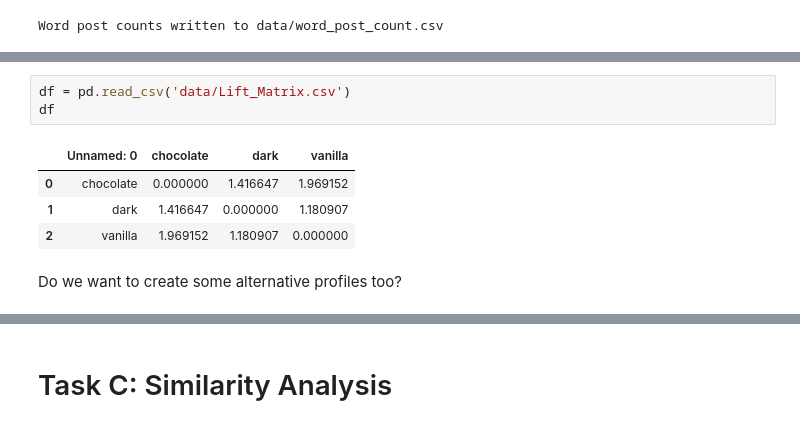
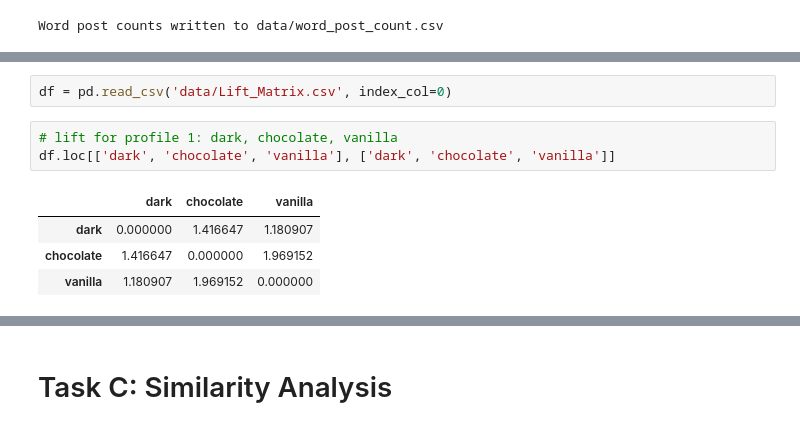
Before and after one commit to femkemunting/mis284n_assignment_2, a Jupyter notebook: assignment2.ipynb, the cells around one changed output, grey strips where cells are left out. Saved outputs shown, nothing was run; the diff lists cells and outputs as text.

```diff
--- a/assignment2.ipynb
+++ b/assignment2.ipynb
@@ -629,12 +582,12 @@ def main():
 if __name__ == "__main__":
     main()
 # %%
-df = pd.read_csv('data/Lift_Matrix.csv')
-df
+df = pd.read_csv('data/Lift_Matrix.csv', index_col=0)
-# %% [output]
-|  | Unnamed: 0 | chocolate | dark | vanilla |
-| 0 | chocolate | 0.000000 | 1.416647 | 1.969152 |
-| 1 | dark | 1.416647 | 0.000000 | 1.180907 |
-| 2 | vanilla | 1.969152 | 1.180907 | 0.000000 |
-# %% [markdown]
-Do we want to create some alternative profiles too?
+# %%
+# lift for profile 1: dark, chocolate, vanilla
+df.loc[['dark', 'chocolate', 'vanilla'], ['dark', 'chocolate', 'vanilla']]
+# %% [output]
+|  | dark | chocolate | vanilla |
+| dark | 0.000000 | 1.416647 | 1.180907 |
+| chocolate | 1.416647 | 0.000000 | 1.969152 |
+| vanilla | 1.180907 | 1.969152 | 0.000000 |
```
Also changed, not shown: parts of 34 cells of this notebook, 5 other files.
